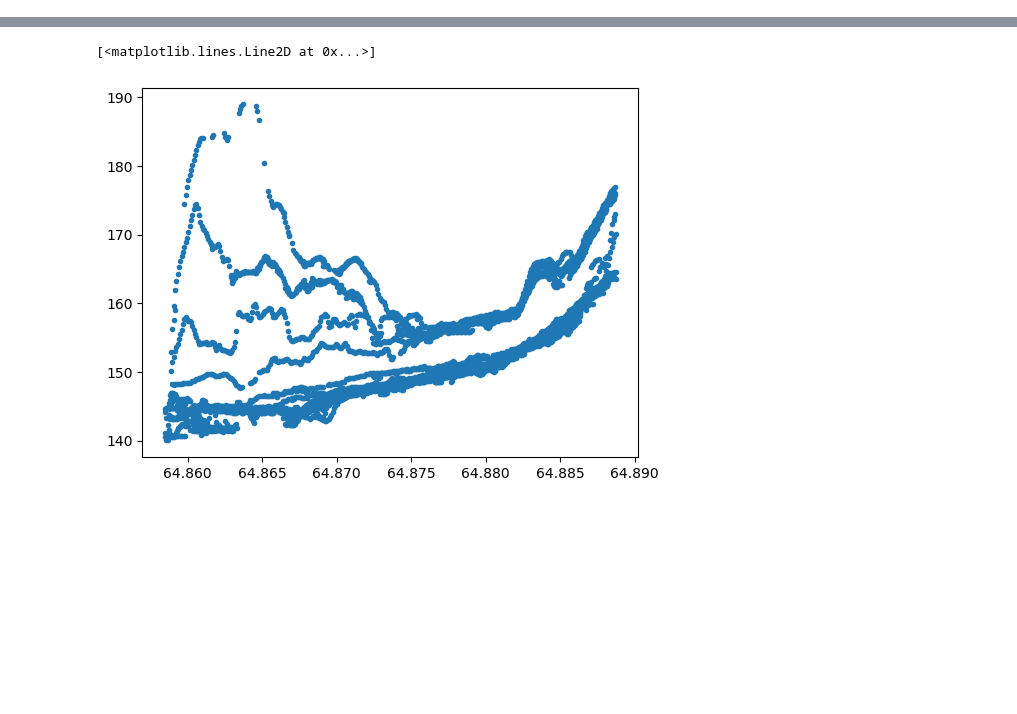
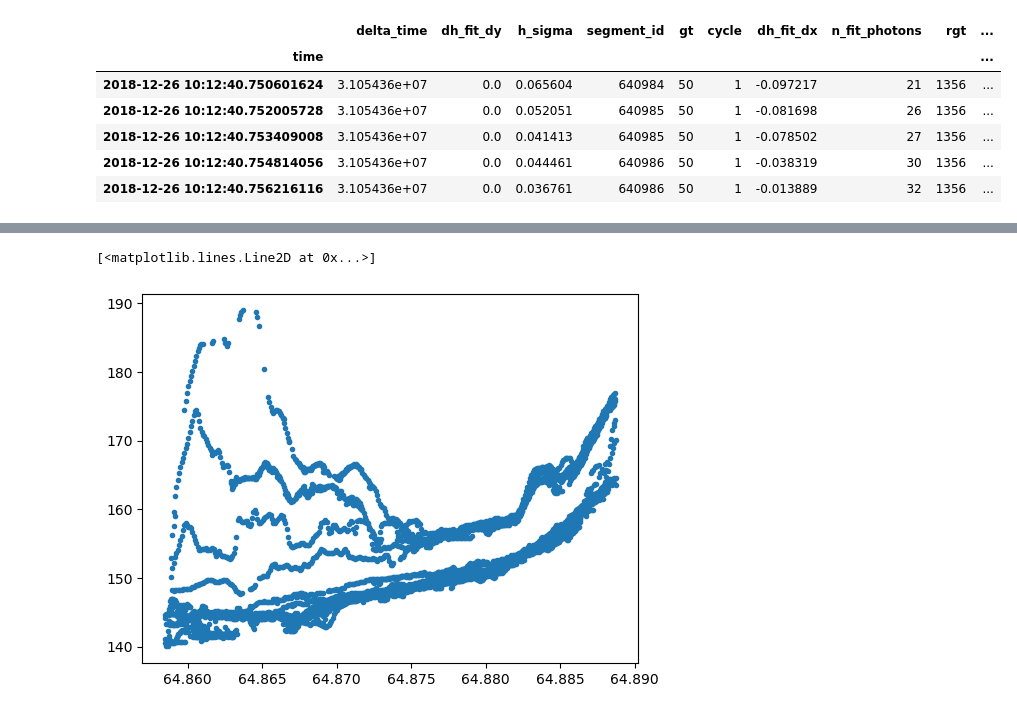
Before and after one commit to zachghiaccio/icesat2-snowex, a Jupyter notebook: sliderule_query.ipynb, the cells around one changed output, grey strips where cells are left out. Cells and saved outputs as stored; diff of their text form; code cells hidden in the pictures; blank space fills up the shorter version.

```diff
--- a/sliderule_query.ipynb
+++ b/sliderule_query.ipynb
@@ -79,0 +101,10 @@ df.head()
+# %%
+df2.head()
+# %% [output]
+|  | delta_time | dh_fit_dy | h_sigma | segment_id | gt | cycle | dh_fit_dx | n_fit_photons | rgt | ... |
+| time |  |  |  |  |  |  |  |  |  | ... |
+| 2018-12-26 10:12:40.750601624 | 3.105436e+07 | 0.0 | 0.065604 | 640984 | 50 | 1 | -0.097217 | 21 | 1356 | ... |
+| 2018-12-26 10:12:40.752005728 | 3.105436e+07 | 0.0 | 0.052051 | 640985 | 50 | 1 | -0.081698 | 26 | 1356 | ... |
+| 2018-12-26 10:12:40.753409008 | 3.105436e+07 | 0.0 | 0.041413 | 640985 | 50 | 1 | -0.078502 | 27 | 1356 | ... |
+| 2018-12-26 10:12:40.754814056 | 3.105436e+07 | 0.0 | 0.044461 | 640986 | 50 | 1 | -0.038319 | 30 | 1356 | ... |
+| 2018-12-26 10:12:40.756216116 | 3.105436e+07 | 0.0 | 0.036761 | 640986 | 50 | 1 | -0.013889 | 32 | 1356 | ... |
```
Also changed, not shown: parts of 13 cells of this notebook.
